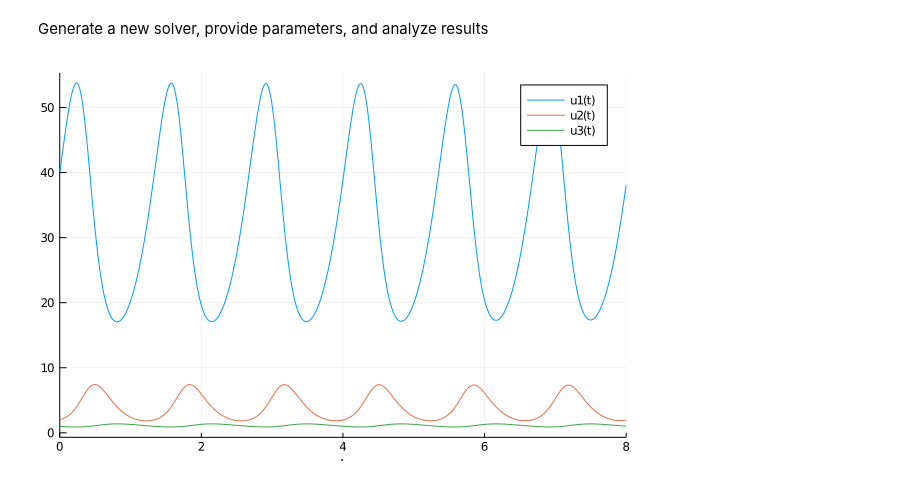
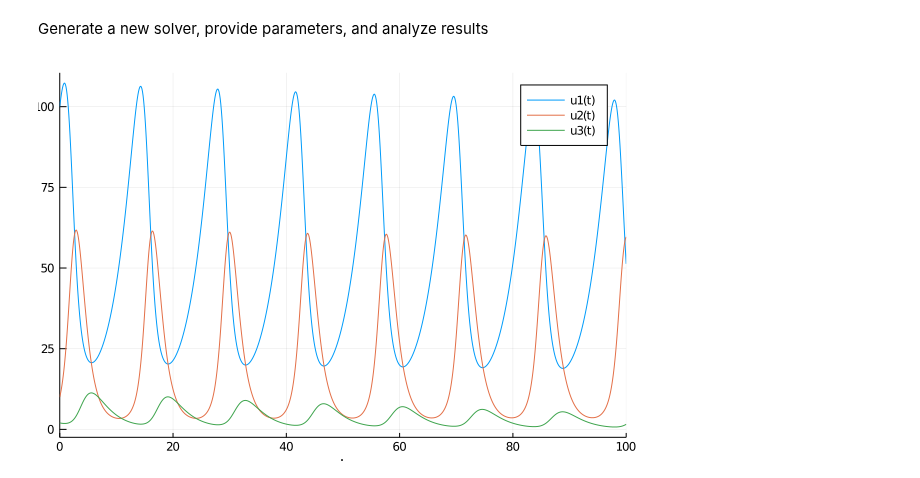
Before and after one commit to AlgebraicJulia/AlgebraicPetri.jl, a Jupyter notebook: dev/examples/predation/lotka-volterra.ipynb, the cells around one changed output. Drawn from its saved outputs; the diff is of its cells as text; code cells hidden in the pictures.

```diff
--- a/dev/examples/predation/lotka-volterra.ipynb
+++ b/dev/examples/predation/lotka-volterra.ipynb
@@ -122,10 +122,10 @@ Catlab.Graphics.Graphviz.Graph("G", true, "dot", Catlab.Graphics.Graphviz.Statem
 # %% [markdown]
 Generate a new solver, provide parameters, and analyze results
 # %%
-u0 = [40, 2, 1];
-p = [4.0, 1.0, 2.0, 2.5, 1.5];
-prob = ODEProblem(dual_lv_petri,u0,(0.0,8.0),p);
+u0 = [100, 10, 2];
+p = [.3, .015, .7, .017, .35];
+prob = ODEProblem(vectorfield(dual_lv_petri),u0,(0.0,100.0),p);
 sol = solve(prob,Tsit5(),abstol=1e-6);
 plot(sol)
 # %% [output]
-[figure, old version]
+[figure, new version]
```
Also changed, not shown: parts of 7 cells of this notebook, 14 other files.
